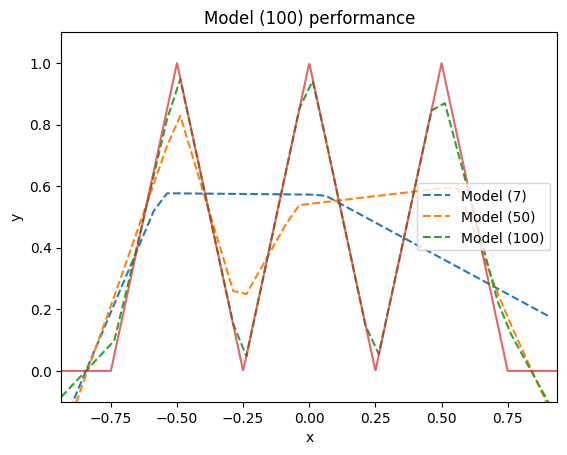
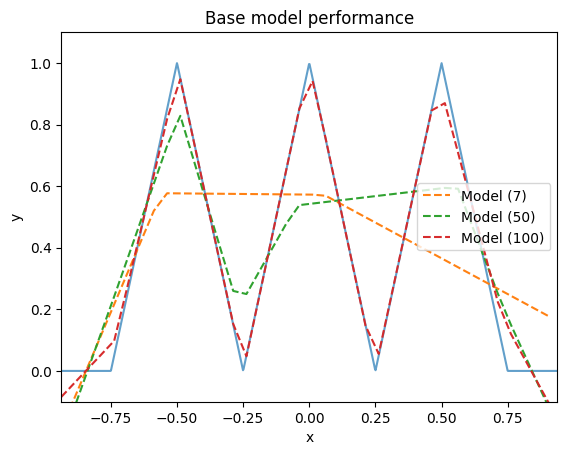
Unified diff of the notebook cell whose output changed from the first chart to the second:
--- before
+++ after
@@ -15,6 +15,7 @@
 
     data.append((X, Y, f"Model ({hidden_size})"))
+    print(f"Base {hidden_size} model MSE:", spike.mse(X, Y))
     
 
-spike.plot(output_data=data, plot_title=f"Model ({Net.hidden_size}) performance", save_path=results_folder/f"base_model_perf.png")
+spike.plot(output_data=data, plot_title=f"Base model performance", save_path=results_folder/f"base_model_perf.png")
 

Commit: Added MSE calculator to spike plot